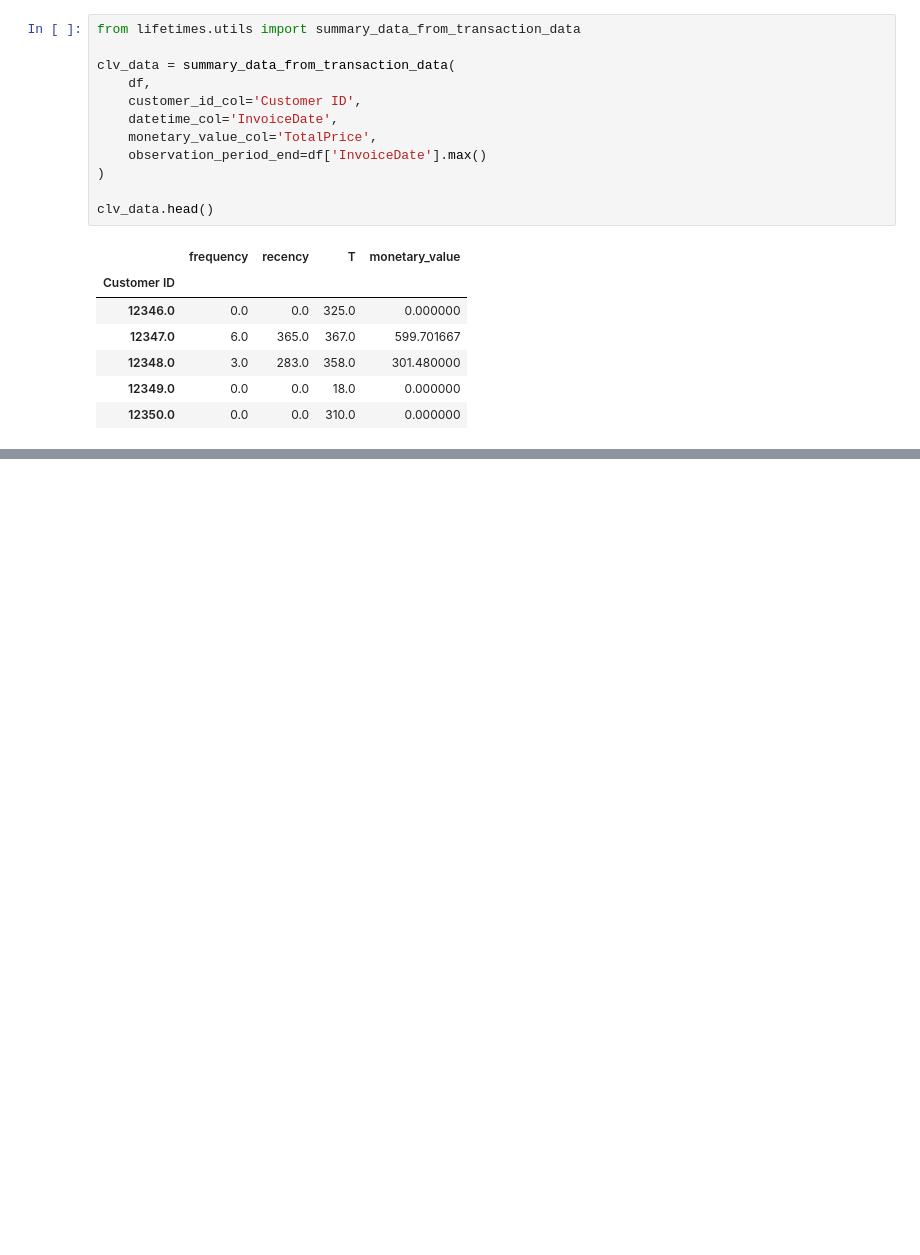
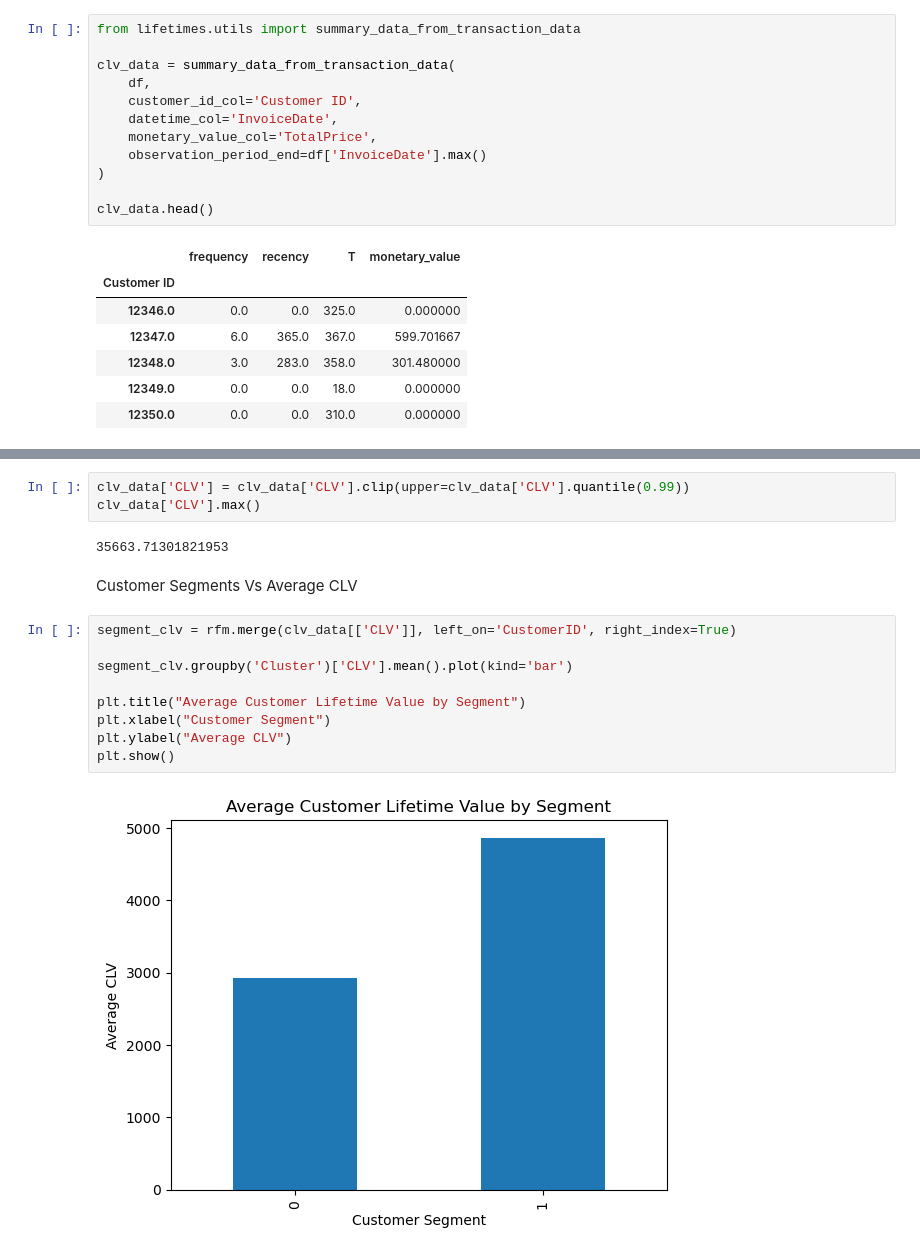
Before and after one commit to Pamela-Chebii/Consumer-Behavior-Analytics-Using-Transaction-Data, a Jupyter notebook: index.ipynb, the cells around one changed output, grey strips where cells are left out. Cells and saved outputs as stored; diff of their text form; blank space fills up the shorter version.

```diff
--- a/index.ipynb
+++ b/index.ipynb
@@ -996,0 +1130,18 @@ clv_data.head()
+# %%
+clv_data['CLV'] = clv_data['CLV'].clip(upper=clv_data['CLV'].quantile(0.99))
+clv_data['CLV'].max()
+# %% [output]
+35663.71301821953
+# %% [markdown]
+Customer Segments Vs Average CLV
+# %%
+segment_clv = rfm.merge(clv_data[['CLV']], left_on='CustomerID', right_index=True)
+
+segment_clv.groupby('Cluster')['CLV'].mean().plot(kind='bar')
+
+plt.title("Average Customer Lifetime Value by Segment")
+plt.xlabel("Customer Segment")
+plt.ylabel("Average CLV")
+plt.show()
+# %% [output]
+[figure, added]
```
Also changed, not shown: parts of 21 cells of this notebook.
